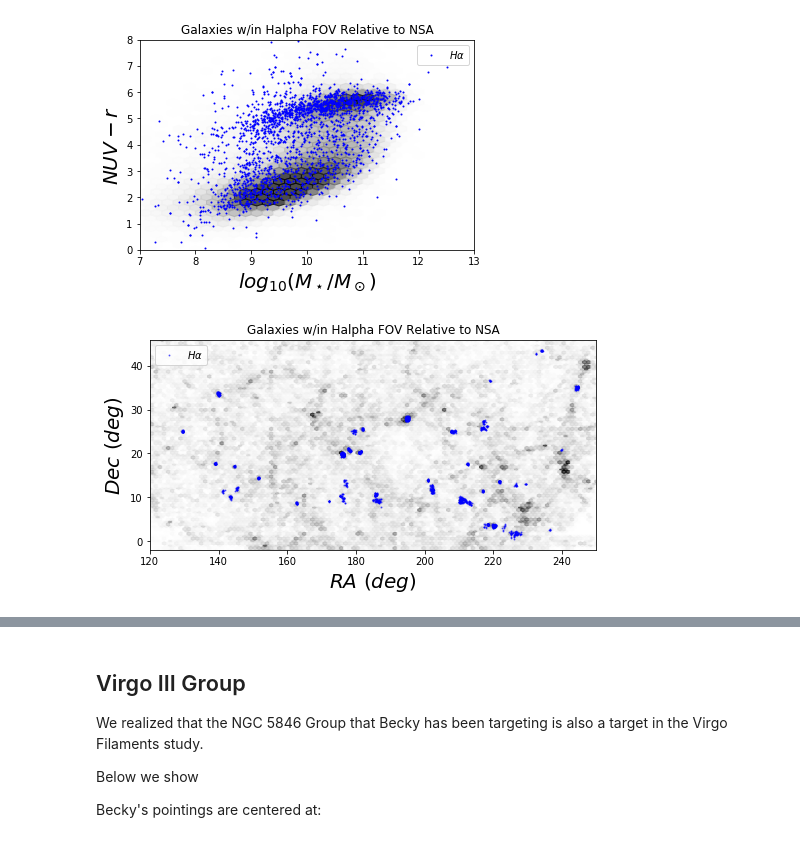
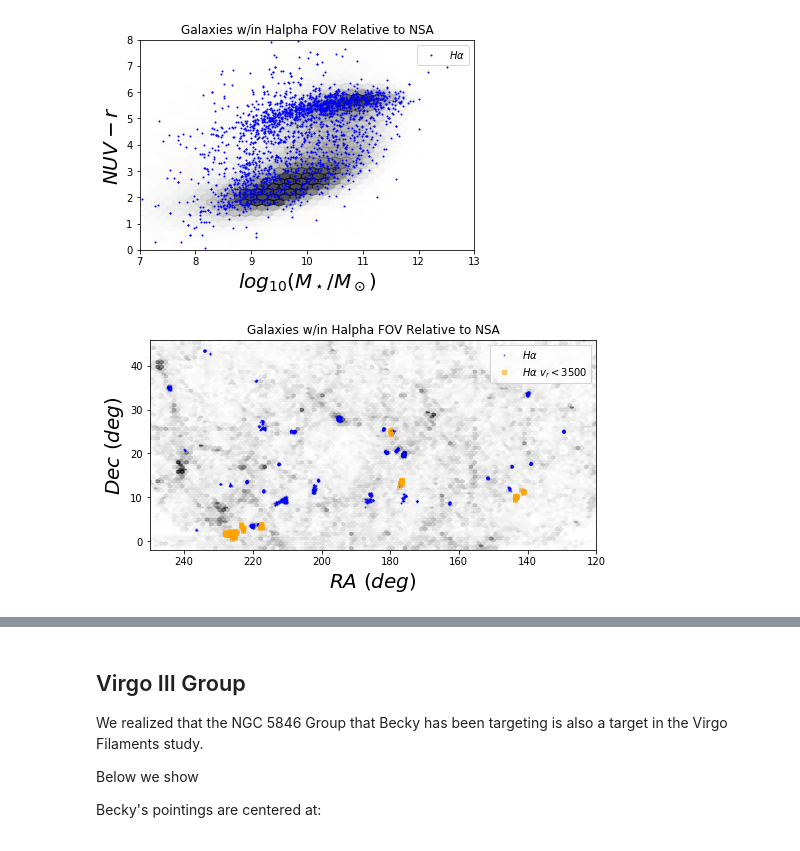
Before and after one commit to rfinn/HalphaImaging, a Jupyter notebook: notebooks/total-number-of-galaxies.ipynb, the cells around one changed output, grey strips where cells are left out. Saved outputs shown, nothing was run; the diff lists cells and outputs as text; code cells hidden in the pictures.

```diff
--- a/notebooks/total-number-of-galaxies.ipynb
+++ b/notebooks/total-number-of-galaxies.ipynb
@@ -59,7 +62,7 @@ warnings.filterwarnings('ignore')
 catalog_dir = homedir+'/research/HalphaGroups/catalogs/'
 plot_dir = homedir+'/research/HalphaGroups/plots/'
 # %%
-ha = fits.getdata(catalog_dir+'uat_halpha_nsa.fits')
+ha = Table.read(catalog_dir+'uat_halpha_nsa.fits')
 mstar = fits.getdata(catalog_dir+'uat_halpha_moustakas_mstar.fits')
 nsa = fits.getdata(homedir+'/research/NSA/nsa_v0_1_2.fits')
 nsa_mstar = fits.getdata(homedir+'/research/NSA/nsa_v1_2_fsps_v2.4_miles_chab_charlot_sfhgrid01.fits')
@@ -102,17 +105,22 @@ plt.savefig(plot_dir+'NUVr-Mstar.pdf')
 # %% [output]
 [figure]
 # %%
+vr = ha['Z']*3.e5
+virgoflag = vr < 3500
 # make figure of NUV-r vs Mr
 plt.figure(figsize=(8,4))
+
 plt.subplots_adjust(bottom=.15)
 sp=plt.hexbin(nsa.RA,nsa.DEC,gridsize=(300,100),alpha=.7,cmap='gray_r',vmin=0,vmax=100)
 plt.plot(ha.RA,ha.DEC,'b.',markersize=2, label=r'$H\alpha$',alpha=0.5)
+plt.plot(ha.RA[virgoflag],ha.DEC[virgoflag],'gs',color='orange',markersize=4,mfc=None, label=r'$H\alpha \ v_r<3500$',alpha=0.5)
 plt.axis([-25,-12,0,8])
 plt.legend()
 plt.xlabel('$RA \ (deg)$',fontsize=20)
 plt.ylabel('$Dec \ (deg)$',fontsize=20)
 plt.title('Galaxies w/in Halpha FOV Relative to NSA')
 plt.axis([120,250,-2,46])
+plt.gca().invert_xaxis()
 plt.savefig(plot_dir+'positions.pdf')
 # %% [output]
-[figure, old version]
+[figure, new version]
```
Also changed, not shown: parts of 5 cells of this notebook, 3 other files.
